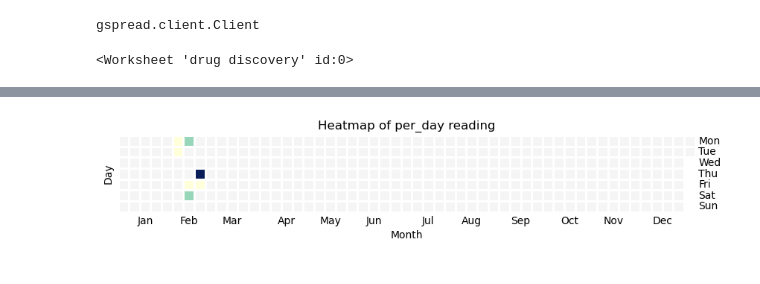
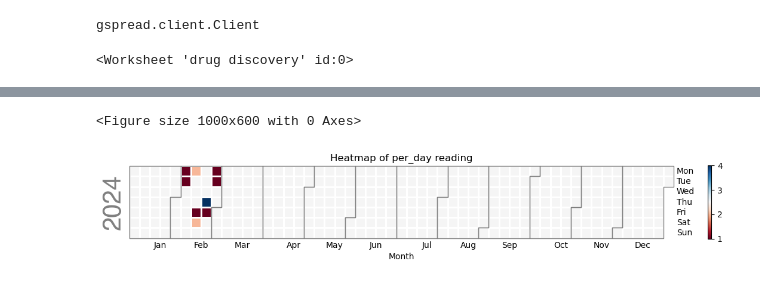
Before and after one commit to ymanasa2022/personal_analysis, a Jupyter notebook: reading_plot.ipynb, the cells around one changed output, grey strips where cells are left out. Saved outputs shown, nothing was run; the diff lists cells and outputs as text; code cells hidden in the pictures.

Commit message:
added legend

```diff
--- a/reading_plot.ipynb
+++ b/reading_plot.ipynb
@@ -84,9 +91,11 @@ df
 # %%
 plt.figure(figsize=(10, 6))
-calmap.yearplot(data=df['per_day'], year=2024, cmap='YlGnBu', monthticks=2)
+calplot.calplot(data=df['per_day'], cmap='RdBu')
+
 plt.title('Heatmap of per_day reading')
 plt.xlabel('Month')
-plt.ylabel('Day')
+plt.ylabel('2024')
 plt.show()
 # %% [output]
+<Figure size 1000x600 with 0 Axes>
-[figure, old version]
+[figure, new version]
```
Also changed, not shown: parts of 4 cells of this notebook.
